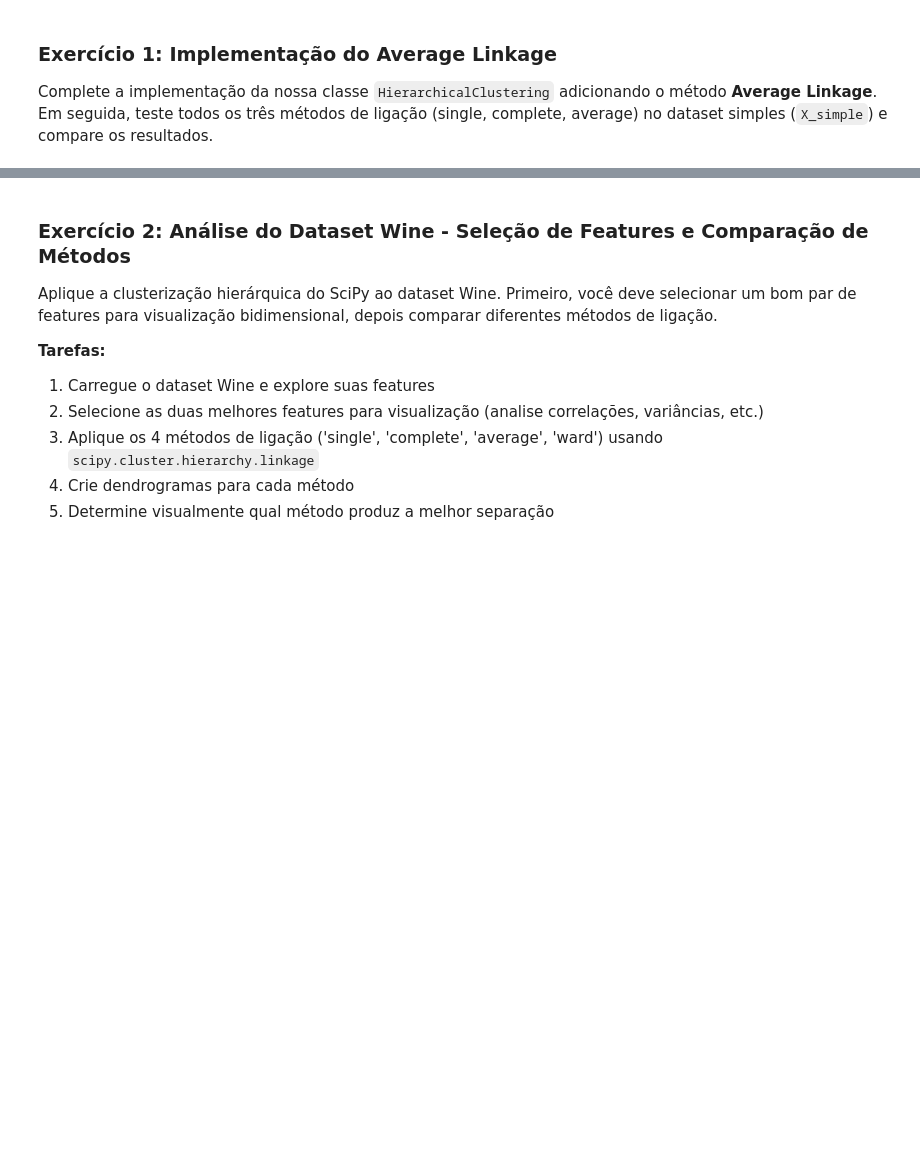
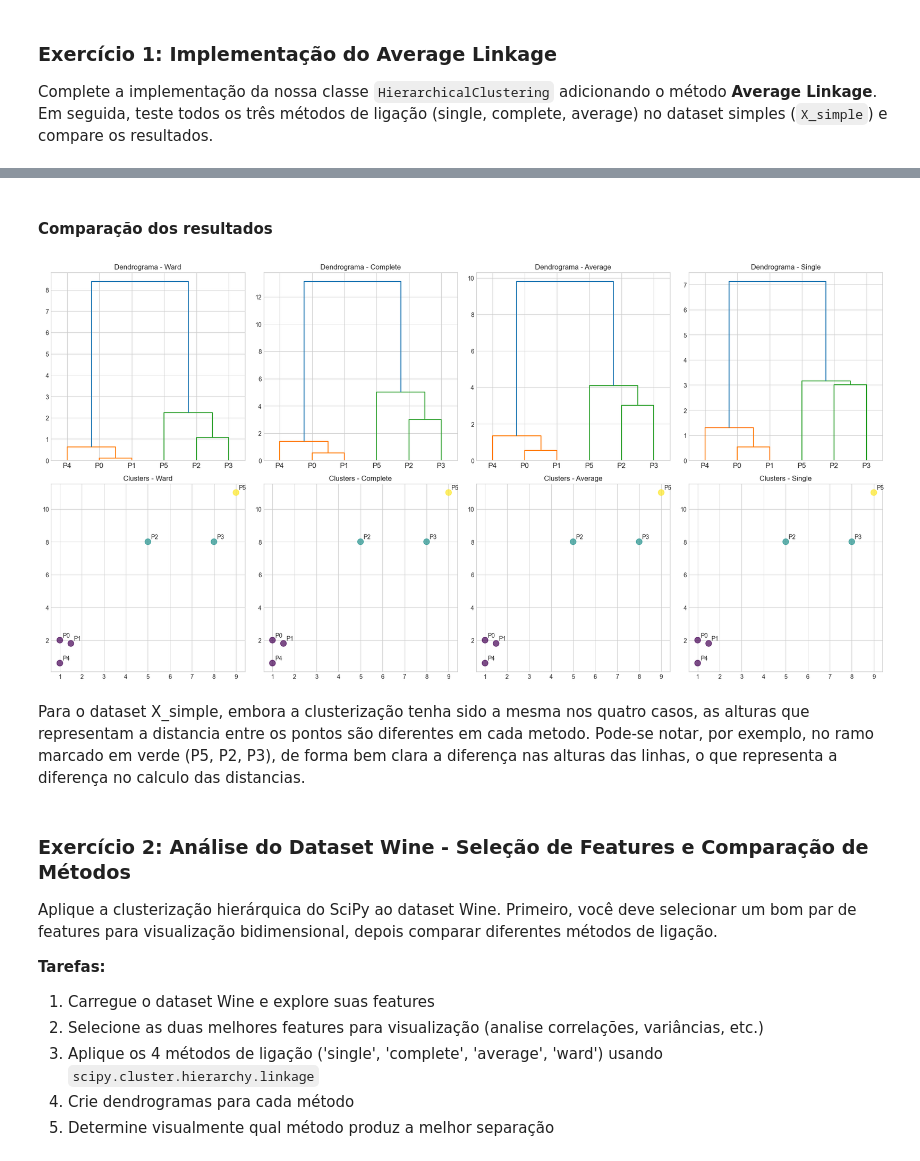
Before and after one commit to gilcesarf/unsupervised-learning, a Jupyter notebook: 03 - Hierarchical.ipynb, the cells around one changed output, grey strips where cells are left out. Cells and saved outputs as stored; diff of their text form; code cells hidden in the pictures; blank space fills up the shorter version.

```diff
--- a/03 - Hierarchical.ipynb
+++ b/03 - Hierarchical.ipynb
@@ -492,0 +641,20 @@ Complete a implementação da nossa classe `HierarchicalClustering` adicionando
+# %%
+
+# Teste da classe de clusterização hierárquica com o dataset X_simple já existente no notebook
+# Comparação dos resultados para os três métodos de cálculo de distância, gerando o dendrograma para cada alternativa
+
+linkage_methods = ['single', 'complete', 'average', 'ward']
+cluster_solution = {}
+
+for i, metodo in enumerate(linkage_methods):
+    print(f"\n=== Método: {metodo} ===")
+    # Instanciar e ajustar o algoritmo implementado
+    hclust = HierarchicalClusteringSolution(linkage=metodo)
+    hclust.fit(X_simple)
+
+    cluster_solution[metodo] = hclust
+
+    # Exibir o histórico de fusão
+    print(f"Histórico de fusão (implementação própria) com método: {metodo}:")
+    for idx, (c1, c2) in enumerate(hclust.merge_history):
+        print(f"Passo {idx+1}: {c1} + {c2} -> distância: {hclust.distances[idx]:.3f}")
@@ -493,3 +679,35 @@ Complete a implementação da nossa classe `HierarchicalClustering` adicionando
+# %% [markdown]
+#### Comparação dos resultados
+# %%
+# Gera dendrogramas para cada método de ligação em subplots para comparação visual
+
+fig, axes = plt.subplots(2, 4, figsize=(20, 10))
+
+for i, method in enumerate(methods):
+    solution = cluster_solution[method]
+    # Calcular a matriz de ligação
+    linkage_matrix = solution.linkage_matrix()
+    # Dendrograma
+    dendrogram(linkage_matrix, ax=axes[0, i], labels=[f'P{j}' for j in range(len(X_simple))])
+    axes[0, i].set_title(f'Dendrograma - {method.capitalize()}')
+
+    # Obter 3 clusters
+    clusters = fcluster(linkage_matrix, 3, criterion='maxclust')
+
+    # Plotar os clusters usando X_simple (não X_iris)
+    scatter = axes[1, i].scatter(X_simple[:, 0], X_simple[:, 1], c=clusters, s=100, alpha=0.7, cmap='viridis')
+    axes[1, i].set_title(f'Clusters - {method.capitalize()}')
+
+    # Adicionar rótulos dos pontos
+    for j, (x, y) in enumerate(X_simple):
+        axes[1, i].annotate(f'P{j}', (x, y), xytext=(5, 5), textcoords='offset points')
+
+plt.tight_layout()
+plt.show()
+# %% [output]
+[figure, added]
+# %% [markdown]
+Para o dataset X_simple, embora a clusterização tenha sido a mesma nos quatro casos, as alturas que representam a distancia entre os pontos são diferentes em cada metodo. Pode-se notar, por exemplo, no ramo marcado em verde (P5, P2, P3), de forma bem clara a diferença nas alturas das linhas, o que representa a diferença no calculo das distancias.
 # %% [markdown]
 ### Exercício 2: Análise do Dataset Wine - Seleção de Features e Comparação de Métodos
 
```
Also changed, not shown: parts of 17 cells of this notebook.
